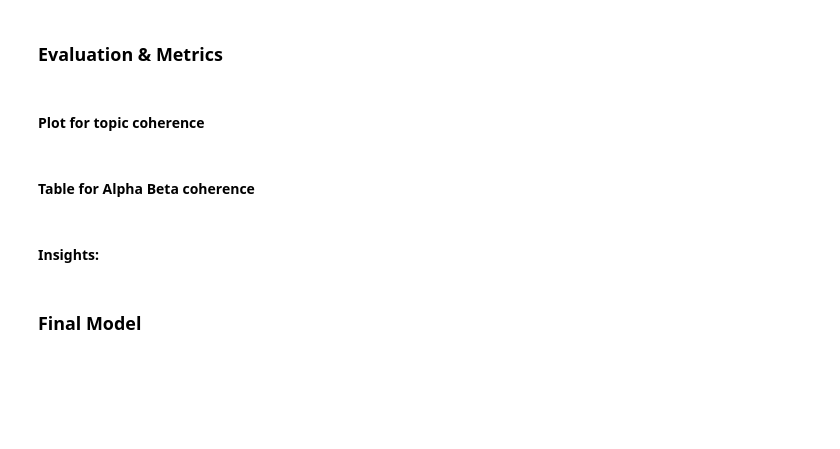
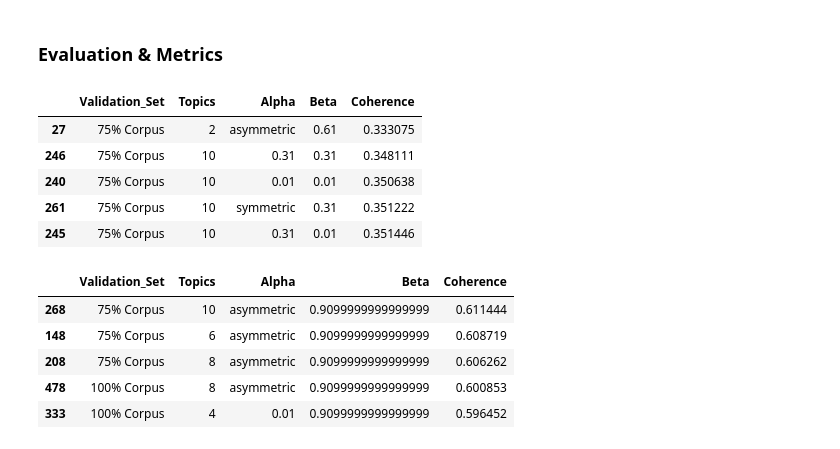
Before and after one commit to Leslieyuan988/Automatic-Classification-for-Cognitive-Engagement-in-Reddit-Discussion-Forums-using-Natural-Language, a Jupyter notebook: topic_modeling.ipynb, the cells around one changed output. Cells and saved outputs as stored; diff of their text form; code cells hidden in the pictures; blank space fills up the shorter version.

```diff
--- a/topic_modeling.ipynb
+++ b/topic_modeling.ipynb
@@ -179,8 +154,0 @@ lda_result.head()
-# %% [markdown]
-#### Plot for topic coherence
-# %% [markdown]
-#### Table for Alpha Beta coherence
-# %% [markdown]
-#### Insights:
-# %% [markdown]
-### Final Model
@@ -195,0 +155,19 @@ LDAvis_prepared
+# %%
+lda_result = pd.read_csv("lda_tuning_results.csv")
+lda_result.sort_values(by="Coherence").head()
+# %% [output]
+|  | Validation_Set | Topics | Alpha | Beta | Coherence |
+| 27 | 75% Corpus | 2 | asymmetric | 0.61 | 0.333075 |
+| 246 | 75% Corpus | 10 | 0.31 | 0.31 | 0.348111 |
+| 240 | 75% Corpus | 10 | 0.01 | 0.01 | 0.350638 |
+| 261 | 75% Corpus | 10 | symmetric | 0.31 | 0.351222 |
+| 245 | 75% Corpus | 10 | 0.31 | 0.01 | 0.351446 |
+# %%
+lda_result.sort_values(by="Coherence", ascending=False).head()
+# %% [output]
+|  | Validation_Set | Topics | Alpha | Beta | Coherence |
+| 268 | 75% Corpus | 10 | asymmetric | 0.9099999999999999 | 0.611444 |
+| 148 | 75% Corpus | 6 | asymmetric | 0.9099999999999999 | 0.608719 |
+| 208 | 75% Corpus | 8 | asymmetric | 0.9099999999999999 | 0.606262 |
+| 478 | 100% Corpus | 8 | asymmetric | 0.9099999999999999 | 0.600853 |
+| 333 | 100% Corpus | 4 | 0.01 | 0.9099999999999999 | 0.596452 |
```
Also changed, not shown: parts of 26 cells of this notebook.
